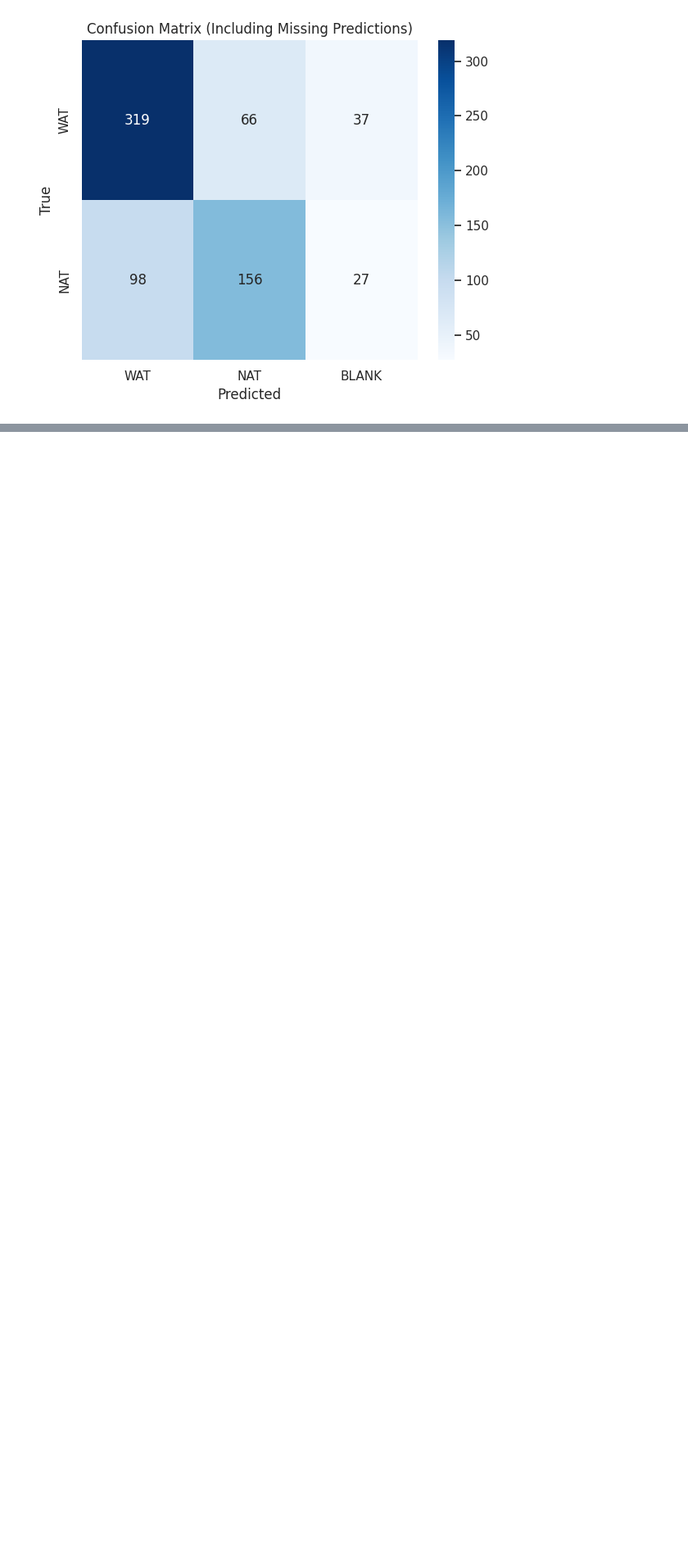
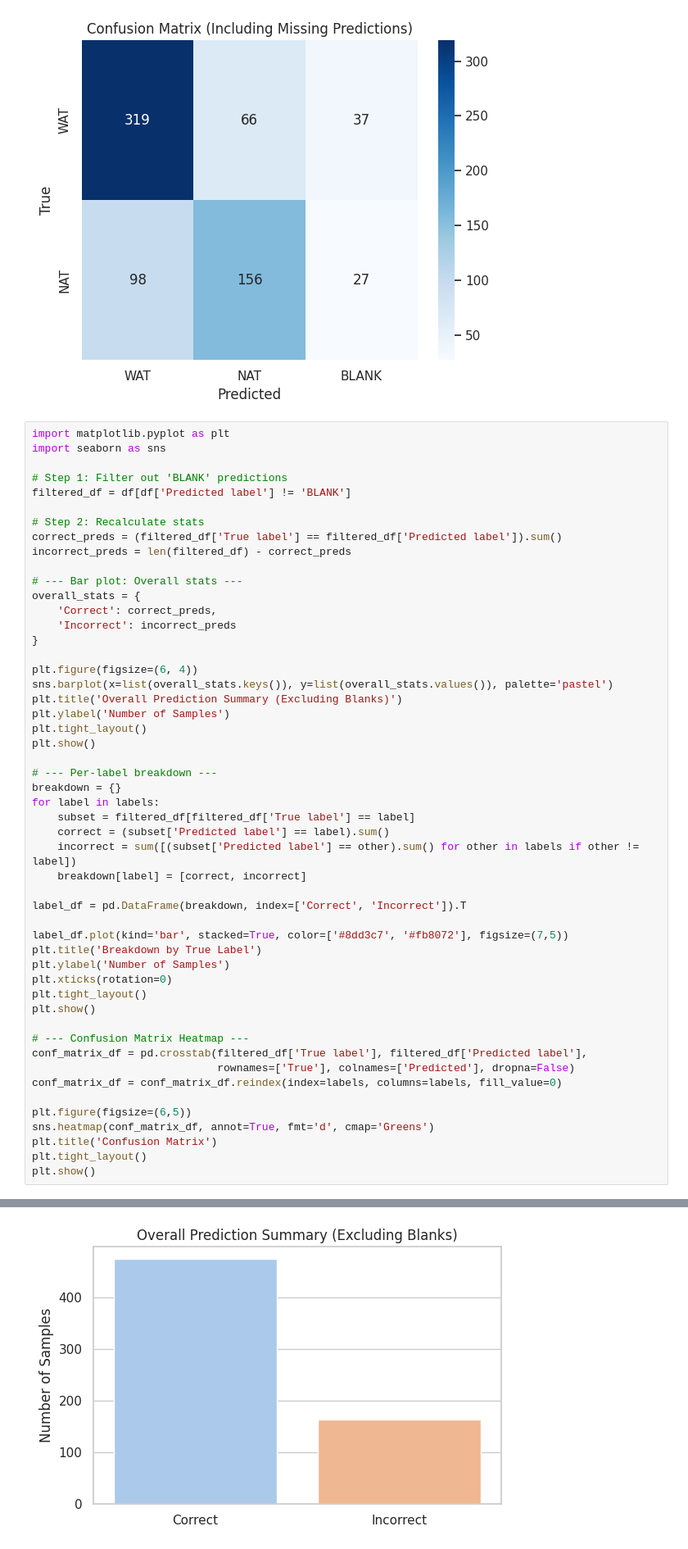
Before and after one commit to Adrita-Khan/RGC-Data-Curation, a Jupyter notebook: Adrita/wat_nat_label_analysis.ipynb, the cells around one changed output, grey strips where cells are left out. Shown at 82% size. Saved outputs shown, nothing was run; the diff lists cells and outputs as text; blank space fills up the shorter version.

```diff
--- a/Adrita/wat_nat_label_analysis.ipynb
+++ b/Adrita/wat_nat_label_analysis.ipynb
@@ -193,3 +193,55 @@ Passing `palette` without assigning `hue` is deprecated and will be removed in v
 [figure]
 [figure]
 [figure]
+# %%
+import matplotlib.pyplot as plt
+import seaborn as sns
+
+# Step 1: Filter out 'BLANK' predictions
+filtered_df = df[df['Predicted label'] != 'BLANK']
+
+# Step 2: Recalculate stats
+correct_preds = (filtered_df['True label'] == filtered_df['Predicted label']).sum()
+incorrect_preds = len(filtered_df) - correct_preds
+
+# --- Bar plot: Overall stats ---
+overall_stats = {
+    'Correct': correct_preds,
+    'Incorrect': incorrect_preds
+}
+
+plt.figure(figsize=(6, 4))
+sns.barplot(x=list(overall_stats.keys()), y=list(overall_stats.values()), palette='pastel')
+plt.title('Overall Prediction Summary (Excluding Blanks)')
+plt.ylabel('Number of Samples')
+plt.tight_layout()
+plt.show()
+
+# --- Per-label breakdown ---
+breakdown = {}
+for label in labels:
+    subset = filtered_df[filtered_df['True label'] == label]
+    correct = (subset['Predicted label'] == label).sum()
+    incorrect = sum([(subset['Predicted label'] == other).sum() for other in labels if other != label])
+    breakdown[label] = [correct, incorrect]
+
+label_df = pd.DataFrame(breakdown, index=['Correct', 'Incorrect']).T
+
+label_df.plot(kind='bar', stacked=True, color=['#8dd3c7', '#fb8072'], figsize=(7,5))
+plt.title('Breakdown by True Label')
+plt.ylabel('Number of Samples')
+plt.xticks(rotation=0)
+plt.tight_layout()
+plt.show()
+
+# --- Confusion Matrix Heatmap ---
+conf_matrix_df = pd.crosstab(filtered_df['True label'], filtered_df['Predicted label'],
+                             rownames=['True'], colnames=['Predicted'], dropna=False)
+conf_matrix_df = conf_matrix_df.reindex(index=labels, columns=labels, fill_value=0)
+
+plt.figure(figsize=(6,5))
+sns.heatmap(conf_matrix_df, annot=True, fmt='d', cmap='Greens')
+plt.title('Confusion Matrix')
+plt.tight_layout()
+plt.show()
+# %% [output]
@@ -195,0 +251 @@ Passing `palette` without assigning `hue` is deprecated and will be removed in v
+[figure, added]
```
Also changed, not shown: parts of 2 cells of this notebook.
